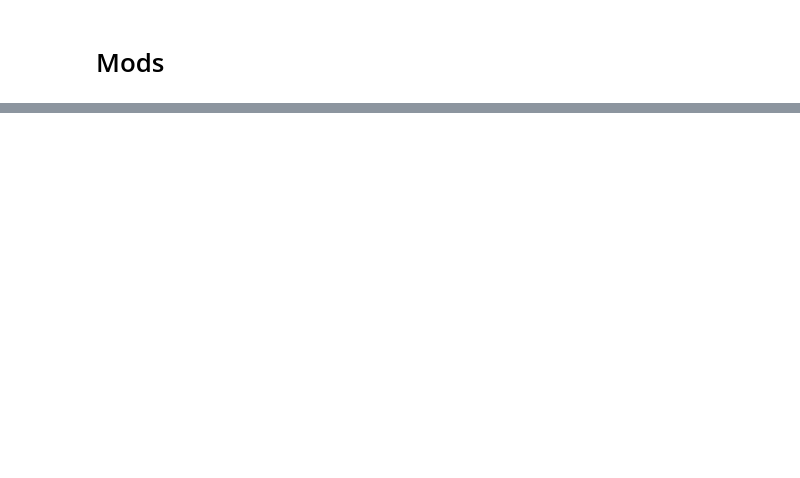
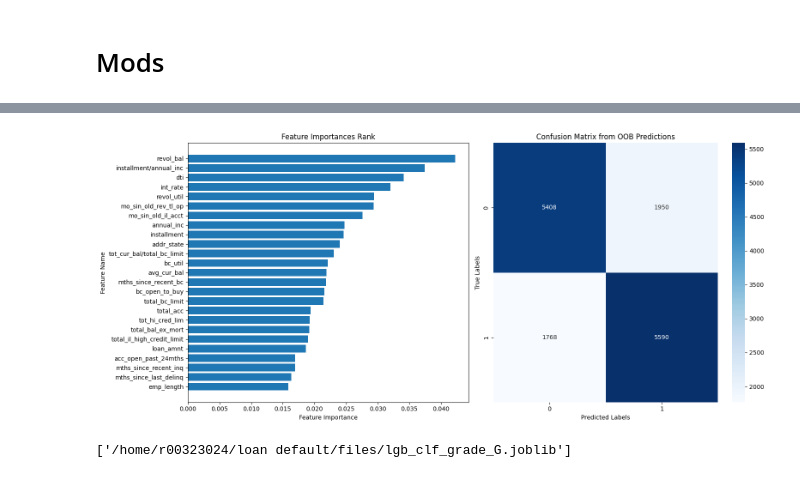
Before and after one commit to blossmuri/Lending-Club-Loan-Default-Prediction, a Jupyter notebook: loan default.ipynb, the cells around one changed output, grey strips where cells are left out. Drawn from its saved outputs; the diff is of its cells as text; code cells hidden in the pictures; blank space fills up the shorter version.

```diff
--- a/loan default.ipynb
+++ b/loan default.ipynb
@@ -159,3 +41,0 @@ with open(file_path, 'w') as file:
-# %%
-df = df.dropna()
-df
@@ -325,0 +133,2 @@ plt.show()
+# %%
+df = df.drop(columns=[col for col in df.columns if 'joint' in col or 'sec_app' in col])
@@ -325,0 +223,40 @@ plt.show()
+# %%
+# Rank feature importance and draw confusion matrix
+importances = best_rf.feature_importances_
+feature_names = X.columns
+
+
+feature_importances = list(zip(feature_names, importances))
+feature_importances.sort(key=lambda x: x[1], reverse=True)
+
+
+top_features = feature_importances[:25]
+top_feature_names = [x[0] for x in top_features]
+top_feature_importances = [x[1] for x in top_features]
+
+
+oob_predictions = best_rf.oob_decision_function_
+predicted_classes = oob_predictions.argmax(axis=1)
+cm = confusion_matrix(y, predicted_classes)
+# %%
+# Rank feature importance and draw confusion matrix
+plt.figure(figsize=(16, 7))
+
+# Plot feature importances
+plt.subplot(1, 2, 1)  # 1 row, 2 columns, plot 1
+plt.barh(top_feature_names, top_feature_importances)
+plt.xlabel('Feature Importance')
+plt.ylabel('Feature Name')
+plt.title('Feature Importances Rank')
+plt.gca().invert_yaxis()
+
+# Plot confusion matrix
+plt.subplot(1, 2, 2)
+sns.heatmap(cm, annot=True, fmt="d", cmap="Blues")
+plt.xlabel('Predicted Labels')
+plt.ylabel('True Labels')
+plt.title('Confusion Matrix from OOB Predictions')
+
+plt.tight_layout()
+# %% [output]
+[figure, added]
@@ -325,0 +290,4 @@ plt.show()
+# %%
+joblib.dump(best_lgb_clf, '/home/r00323024/loan default/files/lgb_clf_grade_G.joblib')
+# %% [output]
+['/home/r00323024/loan default/files/lgb_clf_grade_G.joblib']
```
Also changed, not shown: parts of 57 cells of this notebook, 6 other files.
